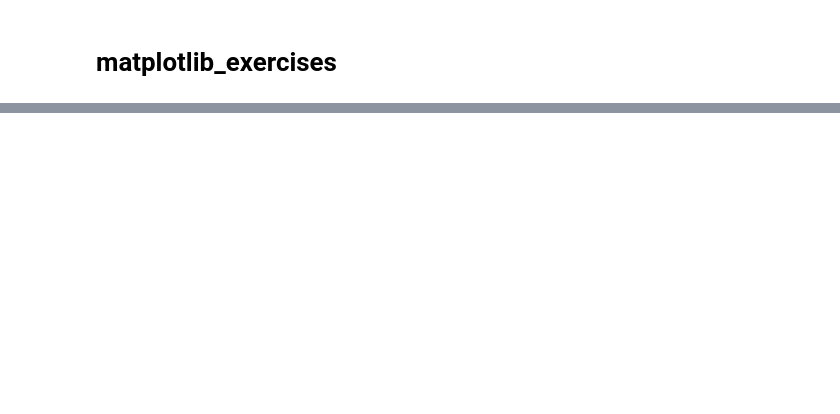
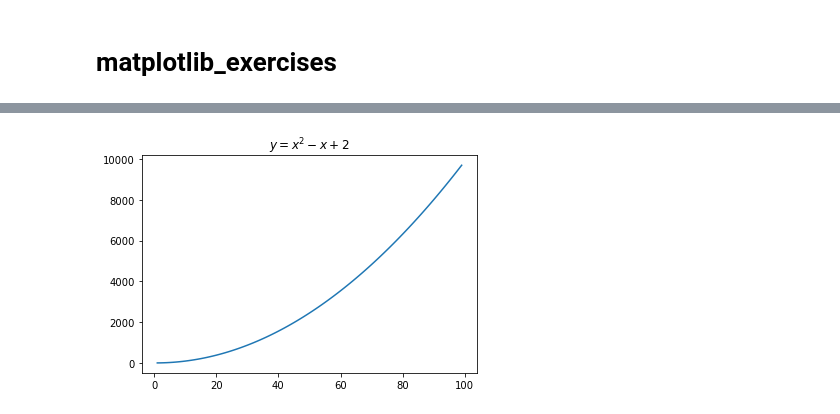
Before and after one commit to jamesallen0351/numpy-pandas-visualization-exercises, a Jupyter notebook: matplotlib_exercises.ipynb, the cells around one changed output, grey strips where cells are left out. Saved outputs shown, nothing was run; the diff lists cells and outputs as text; code cells hidden in the pictures; blank space fills up the shorter version.

Commit message:
update matplotlib exercises and add big_o_notation

```diff
--- a/matplotlib_exercises.ipynb
+++ b/matplotlib_exercises.ipynb
@@ -10,0 +21,11 @@ NameError: name 'x' is not defined
+# %%
+#1  Use matplotlib to plot the following equation:
+x = list(range(1,100))
+y = [(n ** 2 - n + 2) for n in x]
+
+plt.plot(x,y)
+plt.title('$y = x^2 - x + 2$')
+
+plt.show()
+# %% [output]
+[figure, added]
```
Also changed, not shown: parts of 12 cells of this notebook, 1 other file.
